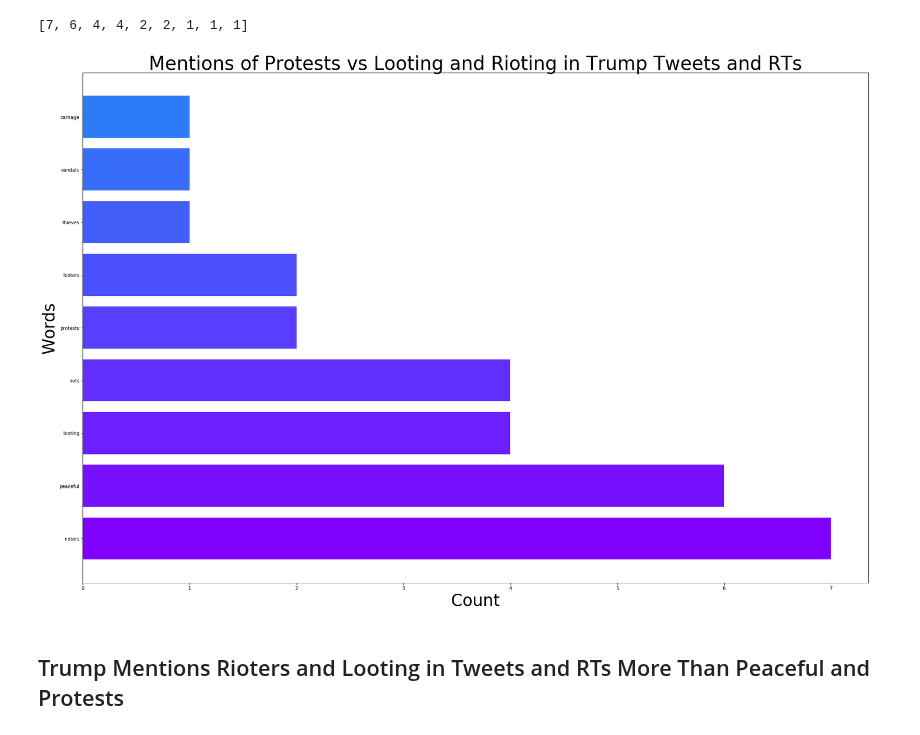
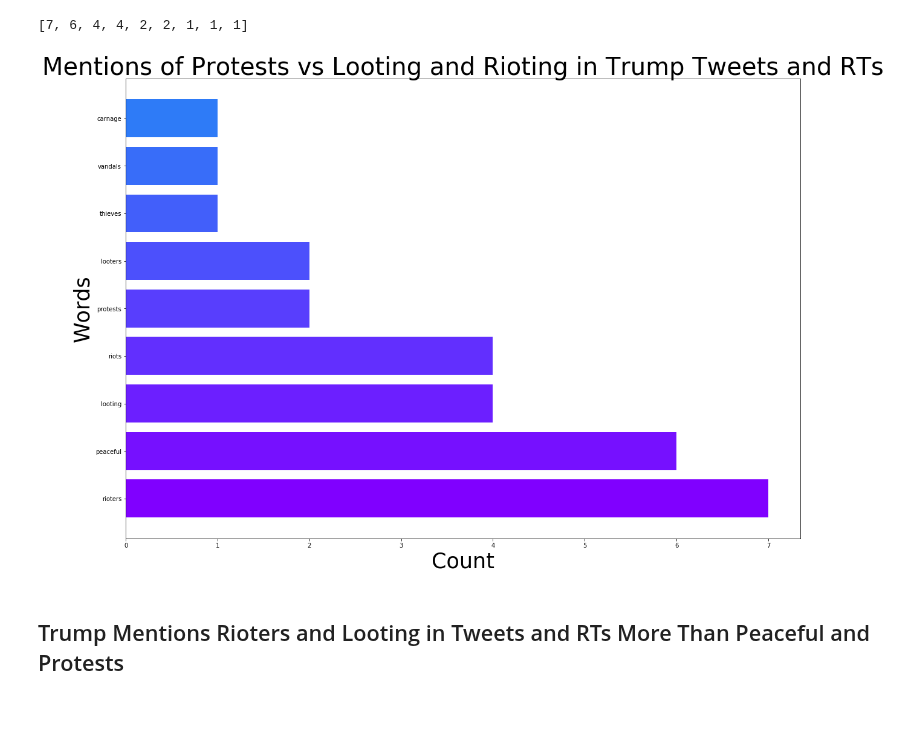
Before and after one commit to irwinmier96/Side_Projects, a Jupyter notebook: Tweets from Trump 2020/tweets_since_minneapolis.ipynb, the cells around one changed output. Drawn from its saved outputs; the diff is of its cells as text; code cells hidden in the pictures.

Commit message:
downsized latest graph for easier viewing

```diff
--- a/Tweets from Trump 2020/tweets_since_minneapolis.ipynb
+++ b/Tweets from Trump 2020/tweets_since_minneapolis.ipynb
@@ -200,18 +200,18 @@ target_count
 # %%
 colors = cm.rainbow(np.linspace(0, 1, 50))
 
 
-plt.figure(figsize=(30,20))
+plt.figure(figsize=(20,14))
 plt.title('Mentions of Protests vs Looting and Rioting in Trump Tweets and RTs', fontsize = 40)
 plt.xlabel('Count', size = 35)
 plt.ylabel('Words', size = 35)
 plt.tick_params(axis = 'both', which = 'minor', labelsize = 20)
 plt.barh(target_list, target_count, color=colors)
 
 plt.savefig("Visualizations/Mentions_of_Protests_and_Riots_Count")
 plt.show()
 # %% [output]
-[figure, old version]
+[figure, new version]
 # %% [markdown]
 ## Trump Mentions Rioters and Looting in Tweets and RTs More Than Peaceful and Protests
 # %% [markdown]
```
